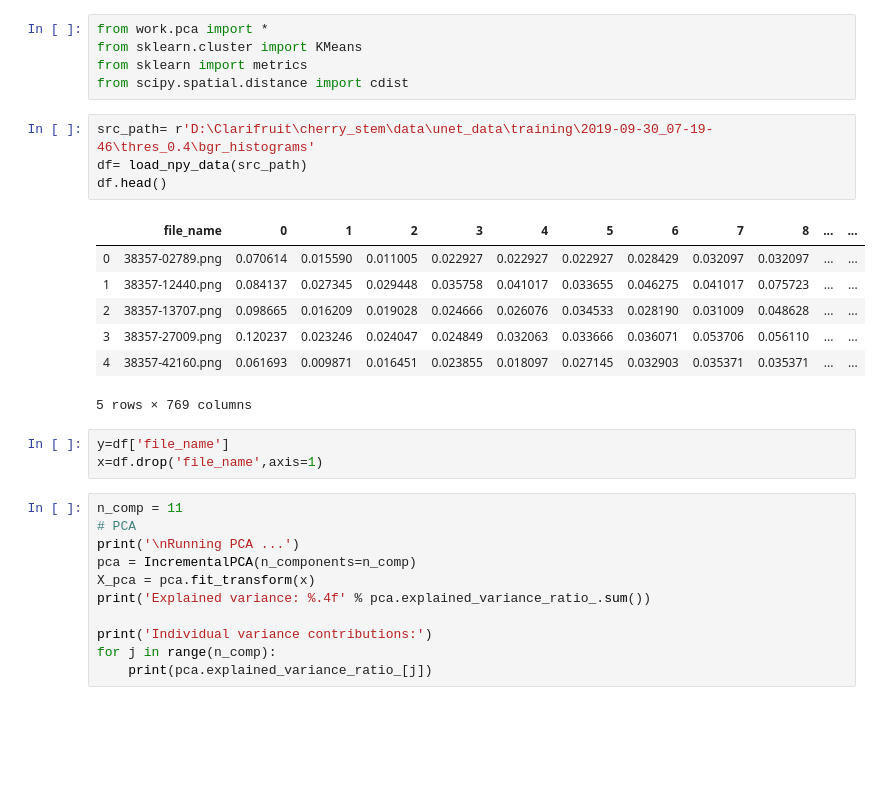
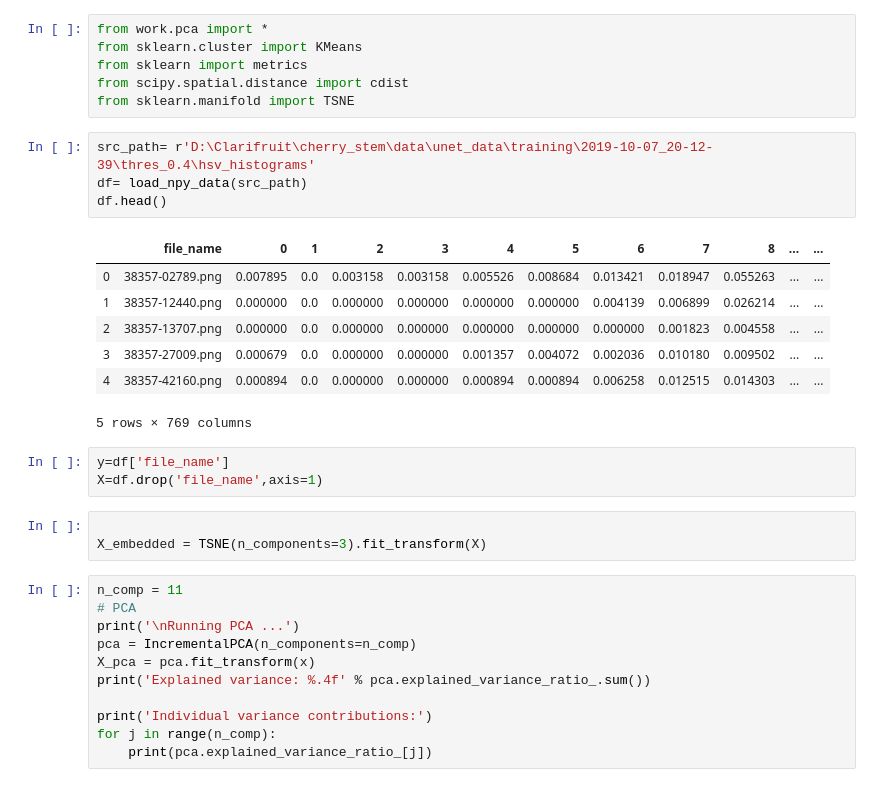
Before and after one commit to OrenChikli/Cherry_stem, a Jupyter notebook: work/notebooks/hist_pca.ipynb, the cells around one changed output. Saved outputs shown, nothing was run; the diff lists cells and outputs as text; blank space fills up the shorter version.

```diff
--- a/work/notebooks/hist_pca.ipynb
+++ b/work/notebooks/hist_pca.ipynb
@@ -3,21 +3,25 @@ from work.pca import *
 from sklearn.cluster import KMeans
 from sklearn import metrics
 from scipy.spatial.distance import cdist
+from sklearn.manifold import TSNE
 # %%
-src_path= r'D:\Clarifruit\cherry_stem\data\unet_data\training\2019-09-30_07-19-46\thres_0.4\bgr_histograms'
+src_path= r'D:\Clarifruit\cherry_stem\data\unet_data\training\2019-10-07_20-12-39\thres_0.4\hsv_histograms'
 df= load_npy_data(src_path)
 df.head()
 # %% [output]
 |  | file_name | 0 | 1 | 2 | 3 | 4 | 5 | 6 | 7 | 8 | ... | ... |
-| 0 | 38357-02789.png | 0.070614 | 0.015590 | 0.011005 | 0.022927 | 0.022927 | 0.022927 | 0.028429 | 0.032097 | 0.032097 | ... | ... |
-| 1 | 38357-12440.png | 0.084137 | 0.027345 | 0.029448 | 0.035758 | 0.041017 | 0.033655 | 0.046275 | 0.041017 | 0.075723 | ... | ... |
-| 2 | 38357-13707.png | 0.098665 | 0.016209 | 0.019028 | 0.024666 | 0.026076 | 0.034533 | 0.028190 | 0.031009 | 0.048628 | ... | ... |
-| 3 | 38357-27009.png | 0.120237 | 0.023246 | 0.024047 | 0.024849 | 0.032063 | 0.033666 | 0.036071 | 0.053706 | 0.056110 | ... | ... |
-| 4 | 38357-42160.png | 0.061693 | 0.009871 | 0.016451 | 0.023855 | 0.018097 | 0.027145 | 0.032903 | 0.035371 | 0.035371 | ... | ... |
+| 0 | 38357-02789.png | 0.007895 | 0.0 | 0.003158 | 0.003158 | 0.005526 | 0.008684 | 0.013421 | 0.018947 | 0.055263 | ... | ... |
+| 1 | 38357-12440.png | 0.000000 | 0.0 | 0.000000 | 0.000000 | 0.000000 | 0.000000 | 0.004139 | 0.006899 | 0.026214 | ... | ... |
+| 2 | 38357-13707.png | 0.000000 | 0.0 | 0.000000 | 0.000000 | 0.000000 | 0.000000 | 0.000000 | 0.001823 | 0.004558 | ... | ... |
+| 3 | 38357-27009.png | 0.000679 | 0.0 | 0.000000 | 0.000000 | 0.001357 | 0.004072 | 0.002036 | 0.010180 | 0.009502 | ... | ... |
+| 4 | 38357-42160.png | 0.000894 | 0.0 | 0.000000 | 0.000000 | 0.000894 | 0.000894 | 0.006258 | 0.012515 | 0.014303 | ... | ... |
 5 rows × 769 columns
 # %%
 y=df['file_name']
-x=df.drop('file_name',axis=1)
+X=df.drop('file_name',axis=1)
+# %%
+
+X_embedded = TSNE(n_components=3).fit_transform(X)
 # %%
 n_comp = 11
 # PCA
```
Also changed, not shown: parts of 4 cells of this notebook, 5 other files.
